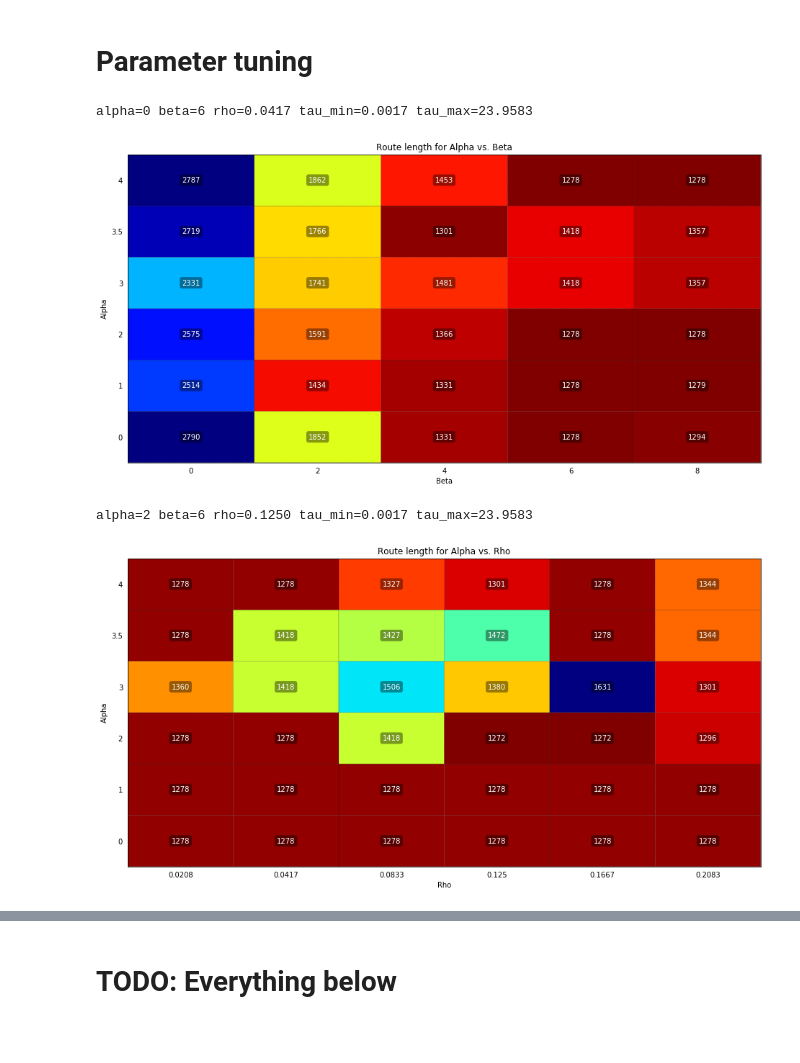
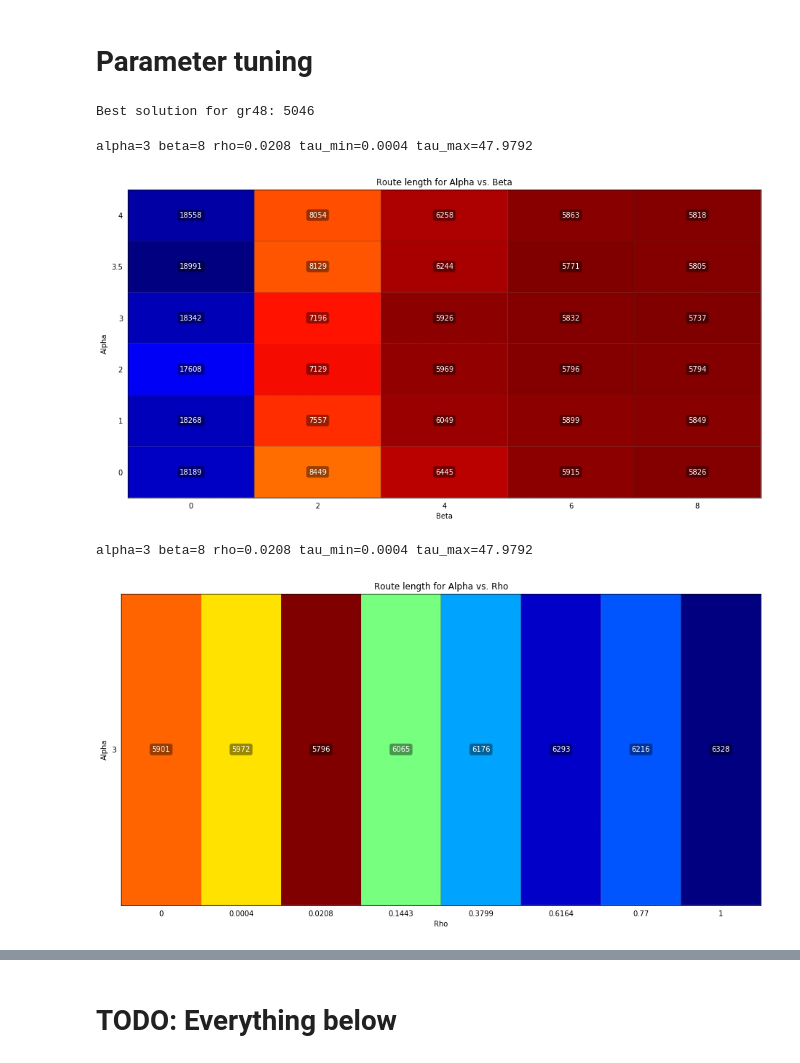
Before and after one commit to Chaoste/course-nia, a Jupyter notebook: project3/project3.ipynb, the cells around one changed output, grey strips where cells are left out. Cells and saved outputs as stored; diff of their text form; code cells hidden in the pictures; blank space fills up the shorter version.

Commit message:
Execute grid search, test on three problems, wait for results of big runs

```diff
--- a/project3/project3.ipynb
+++ b/project3/project3.ipynb
@@ -26,6 +18,8 @@ imp.reload(viz)
 # Execute on gr24 problem
 # %%
 gr24_problem = tsp_parser.load_problem('data/gr24')
+gr48_problem = tsp_parser.load_problem('data/gr48')
+gr96_problem = tsp_parser.load_problem('data/gr96')
 # %%
 np.random.seed(0)  # Always produce the same random decisions (for debugging)
 mmas = algo.MMAS(gr24_problem)
@@ -60,26 +54,31 @@ Conclusion:
 - Without $\beta$ we didn't find the solution within the 10 minutes. Using $\beta$ it took only ~45 seconds finding the optimal solution.
 # %% [markdown]
 # Parameter tuning
+# %%
+# Take a harder example so it will be actually hard to find the best solution
+print('Best solution for gr48: {}'.format(gr48_problem['opt']))
+# %% [output]
+Best solution for gr48: 5046
 # %%
 alphas=[0, 1, 2, 3, 3.5, 4]
 betas=[0, 2, 4, 6, 8]
-opt_params, costs = utils.grid_search(gr24_problem, alphas=alphas,
-                                      betas=betas, runtime=1)
+opt_params, costs = utils.grid_search(gr48_problem, alphas=alphas,
+                                      betas=betas, runtime=0.5, tries=10)
 print('alpha={} beta={} rho={:.4f} tau_min={:.4f} tau_max={:.4f}'.format(*opt_params))
 utils.plot_parameter_heatmap(costs, (alphas, 'Alpha'), (betas, 'Beta'))
 opt_alpha = opt_params[0]
 opt_beta = opt_params[1]
 # %% [output]
-alpha=0 beta=6 rho=0.0417 tau_min=0.0017 tau_max=23.9583
+alpha=3 beta=8 rho=0.0208 tau_min=0.0004 tau_max=47.9792
-[figure, old version]
+[figure, new version]
 # %%
-alphas=[0, 1, 2, 3, 3.5, 4]
-n = gr24_problem['dimension']
-rhos=[round(x, 4) for x in [0.5/n, 1/n, 2/n, 3/n, 4/n, 5/n]]
-opt_params, costs = utils.grid_search(gr24_problem, alphas=alphas,
-                                      betas=[opt_beta], rhos=rhos, runtime=1)
+alphas=[opt_alpha]
+n = gr48_problem['dimension']
+rhos=[round(x, 4) for x in [0, 1/n**2, 1/n, 1/n**0.5, 1/n**0.25, 1/n**0.125, 1/n**0.0675, 1]]
+opt_params, costs = utils.grid_search(gr48_problem, alphas=alphas,
+                                      betas=[opt_beta], rhos=rhos, runtime=0.5, tries=10)
 print('alpha={} beta={} rho={:.4f} tau_min={:.4f} tau_max={:.4f}'.format(*opt_params))
 utils.plot_parameter_heatmap(costs, (alphas, 'Alpha'), (rhos, 'Rho'))
 # %% [output]
-alpha=2 beta=6 rho=0.1250 tau_min=0.0017 tau_max=23.9583
+alpha=3 beta=8 rho=0.0208 tau_min=0.0004 tau_max=47.9792
-[figure, old version]
+[figure, new version]
```
Also changed, not shown: parts of 26 cells of this notebook, 4 other files.
